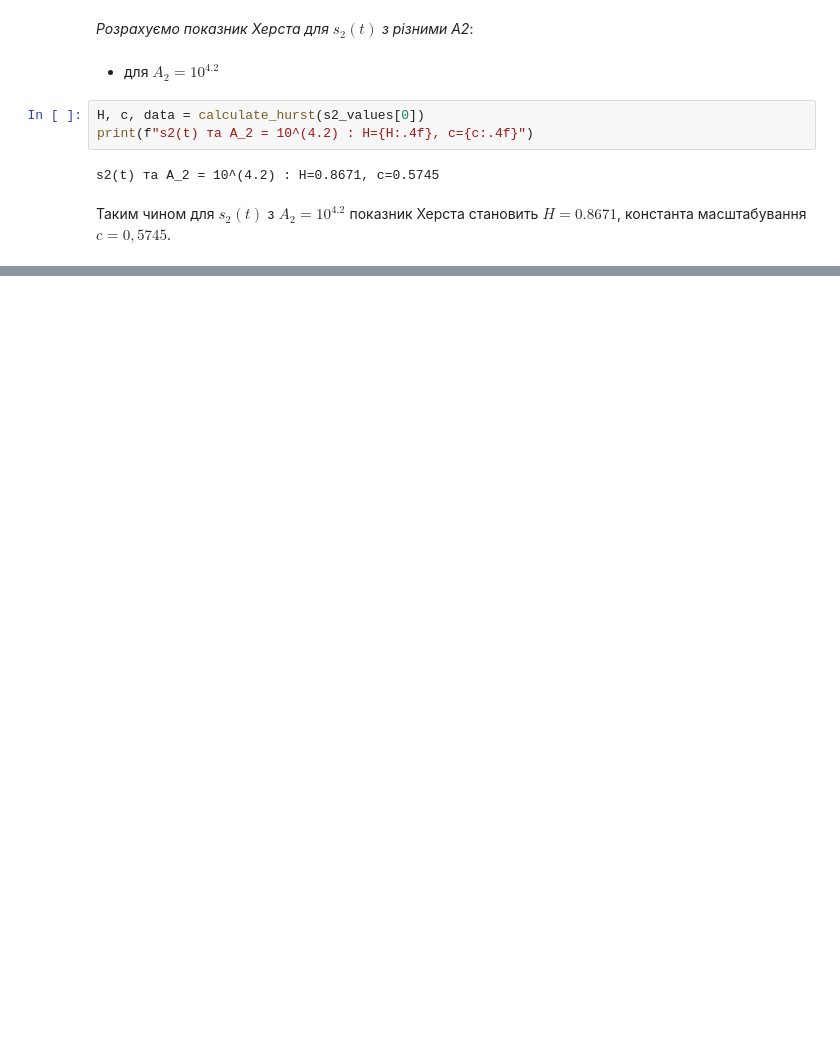
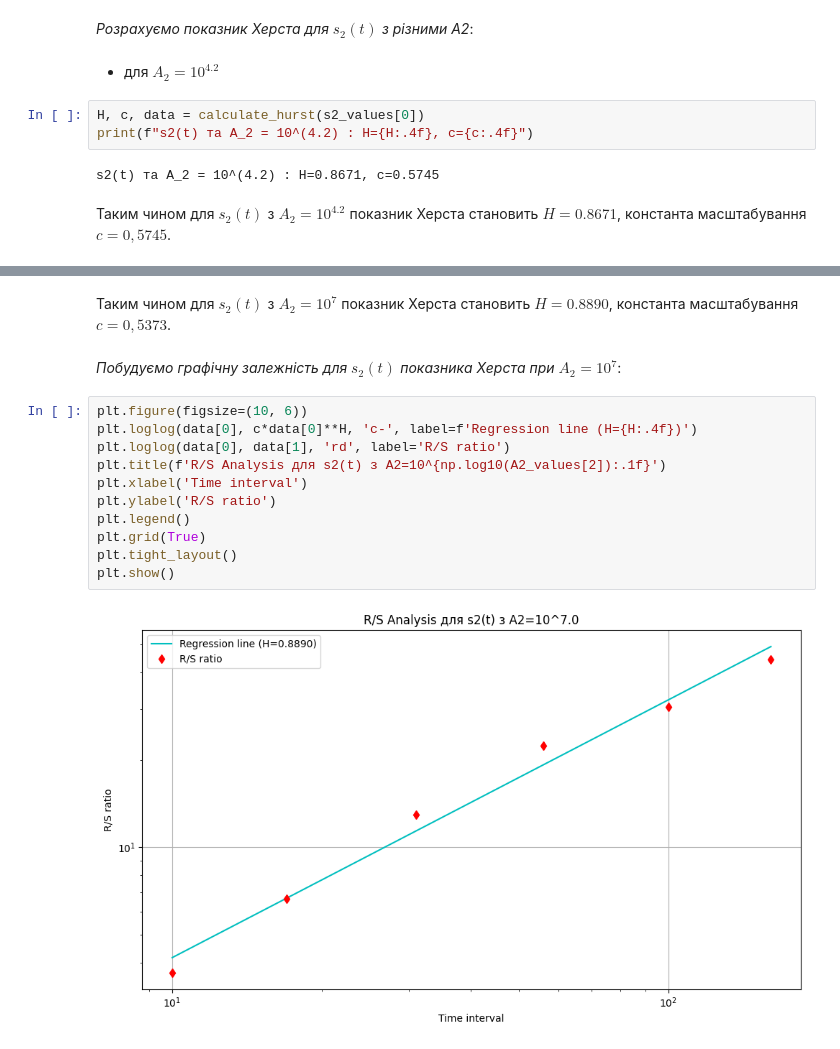
Before and after one commit to SerhiiMiroshnychenko/ScientificCalculations, a Jupyter notebook: Hurst/Hurst-analysis.ipynb, the cells around one changed output, grey strips where cells are left out. Drawn from its saved outputs; the diff is of its cells as text; blank space fills up the shorter version.

```diff
--- a/Hurst/Hurst-analysis.ipynb
+++ b/Hurst/Hurst-analysis.ipynb
@@ -182,0 +229,17 @@ s2(t) та A_2 = 10^(4.2) : H=0.8671, c=0.5745
+# %% [markdown]
+Таким чином для $s_2(t)$ з $A_2 = 10^{7}$ показник Херста становить $H=0.8890$, константа масштабування $c=0,5373$.
+# %% [markdown]
+*Побудуємо графічну залежність для $s_2(t)$ показника Херста при $A_2 = 10^{7}$*:
+# %%
+plt.figure(figsize=(10, 6))
+plt.loglog(data[0], c*data[0]**H, 'c-', label=f'Regression line (H={H:.4f})')
+plt.loglog(data[0], data[1], 'rd', label='R/S ratio')
+plt.title(f'R/S Analysis для s2(t) з A2=10^{np.log10(A2_values[2]):.1f}')
+plt.xlabel('Time interval')
+plt.ylabel('R/S ratio')
+plt.legend()
+plt.grid(True)
+plt.tight_layout()
+plt.show()
+# %% [output]
+[figure, added]
```
Also changed, not shown: parts of 10 cells of this notebook.
